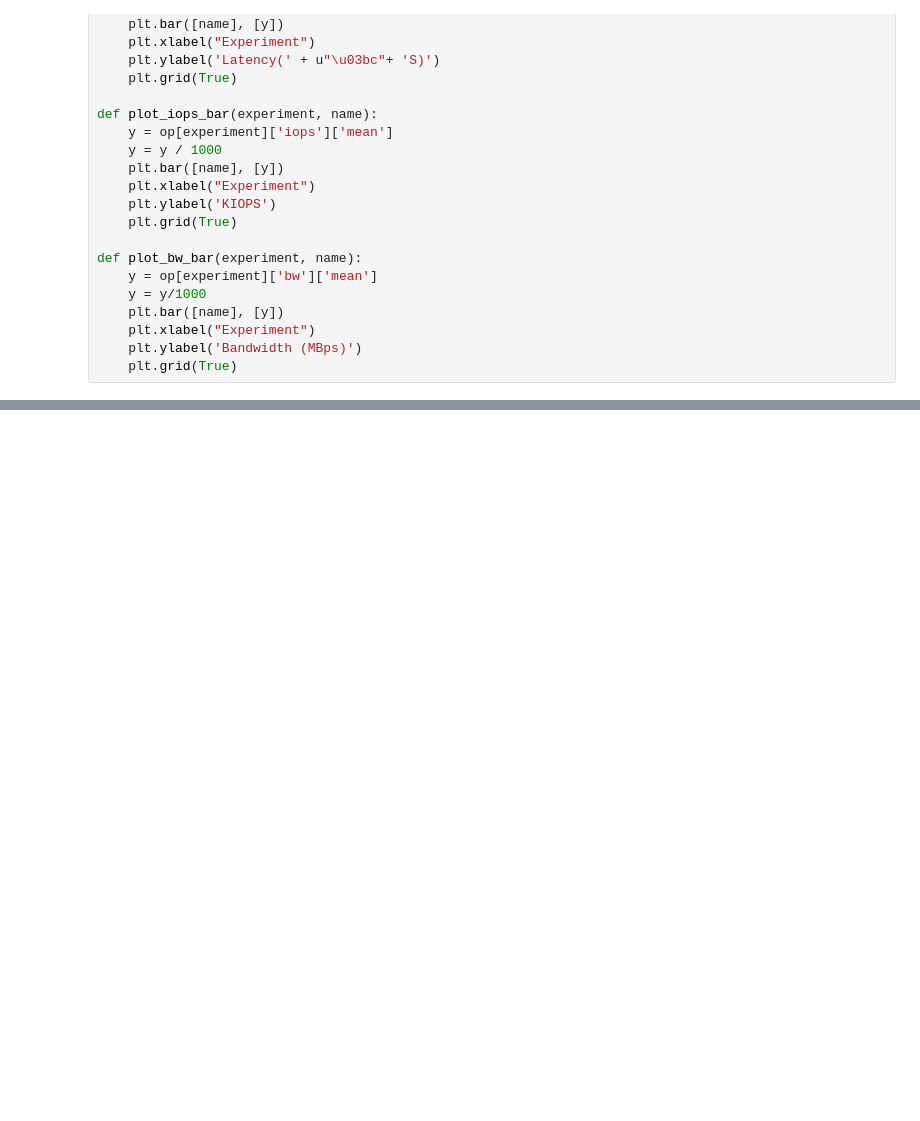
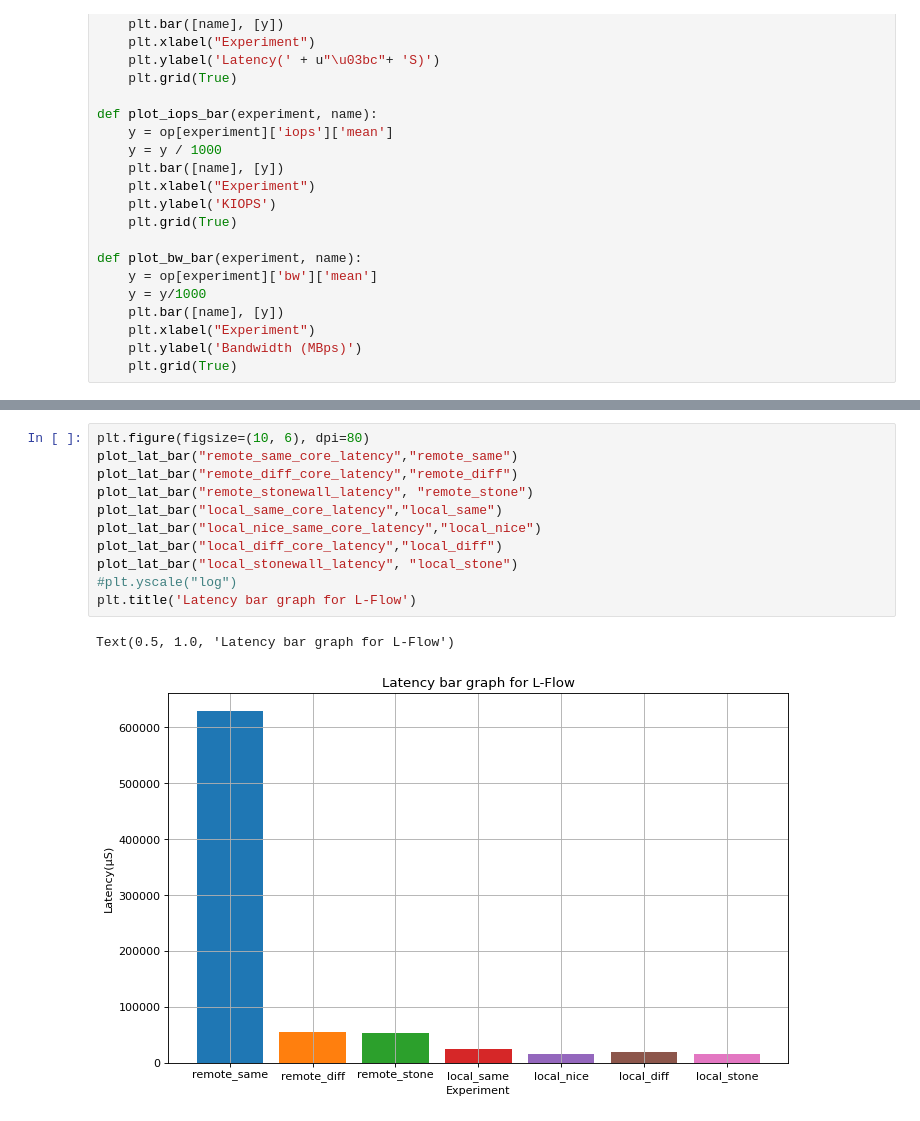
Before and after one commit to bergstartup/master-thesis, a Jupyter notebook: observations/visualizer.ipynb, the cells around one changed output, grey strips where cells are left out. Saved outputs shown, nothing was run; the diff lists cells and outputs as text; blank space fills up the shorter version.

```diff
--- a/observations/visualizer.ipynb
+++ b/observations/visualizer.ipynb
@@ -57,0 +97,14 @@ Text(0.5, 1.0, 'Read CDF')
+# %%
+plt.figure(figsize=(10, 6), dpi=80)
+plot_lat_bar("remote_same_core_latency","remote_same")
+plot_lat_bar("remote_diff_core_latency","remote_diff")
+plot_lat_bar("remote_stonewall_latency", "remote_stone")
+plot_lat_bar("local_same_core_latency","local_same")
+plot_lat_bar("local_nice_same_core_latency","local_nice")
+plot_lat_bar("local_diff_core_latency","local_diff")
+plot_lat_bar("local_stonewall_latency", "local_stone")
+#plt.yscale("log")
+plt.title('Latency bar graph for L-Flow')
+# %% [output]
+Text(0.5, 1.0, 'Latency bar graph for L-Flow')
+[figure, added]
```
Also changed, not shown: parts of 14 cells of this notebook, 7 other files.
